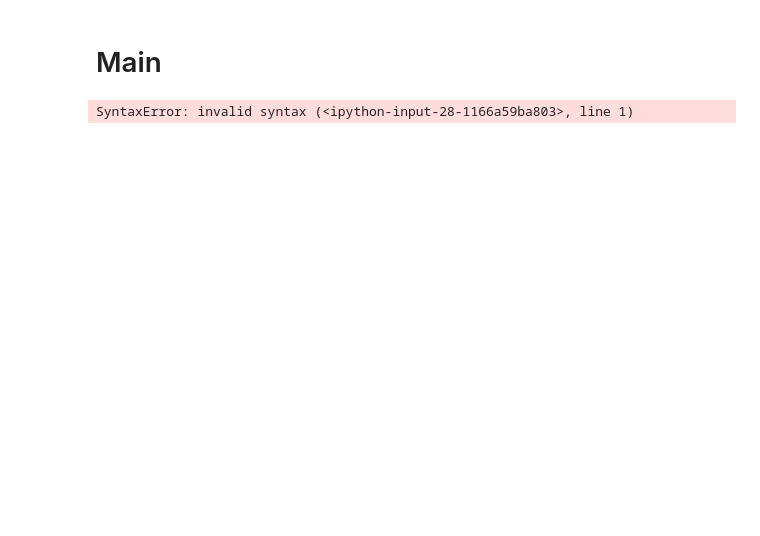
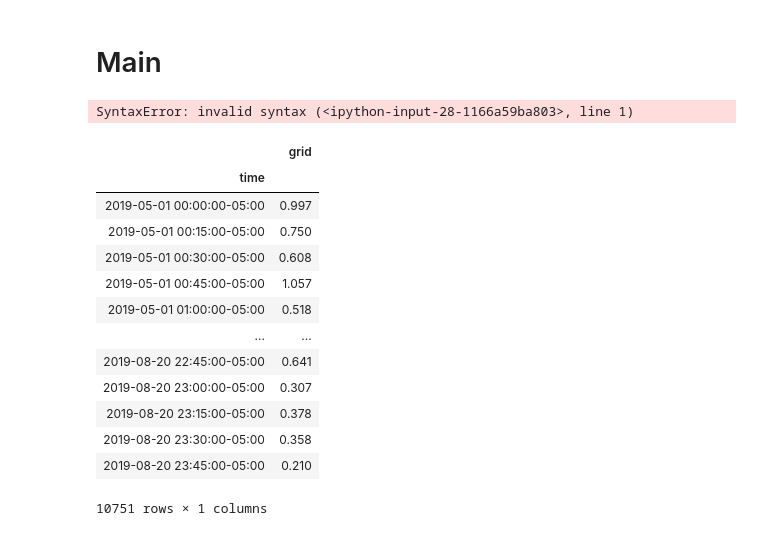
Before and after one commit to kevinantonino/CPSproject, a Jupyter notebook: Main_visualization_tool_development.ipynb, the cells around one changed output. Saved outputs shown, nothing was run; the diff lists cells and outputs as text; code cells hidden in the pictures; blank space fills up the shorter version.

```diff
--- a/Main_visualization_tool_development.ipynb
+++ b/Main_visualization_tool_development.ipynb
@@ -197,0 +206,17 @@ SyntaxError: invalid syntax (<ipython-input-28-1166a59ba803>, line 1)
+# %%
+testData.drop(columns="time")
+# %% [output]
+|  | grid |
+| time |  |
+| 2019-05-01 00:00:00-05:00 | 0.997 |
+| 2019-05-01 00:15:00-05:00 | 0.750 |
+| 2019-05-01 00:30:00-05:00 | 0.608 |
+| 2019-05-01 00:45:00-05:00 | 1.057 |
+| 2019-05-01 01:00:00-05:00 | 0.518 |
+| ... | ... |
+| 2019-08-20 22:45:00-05:00 | 0.641 |
+| 2019-08-20 23:00:00-05:00 | 0.307 |
+| 2019-08-20 23:15:00-05:00 | 0.378 |
+| 2019-08-20 23:30:00-05:00 | 0.358 |
+| 2019-08-20 23:45:00-05:00 | 0.210 |
+10751 rows × 1 columns
```
Also changed, not shown: parts of 6 cells of this notebook.
